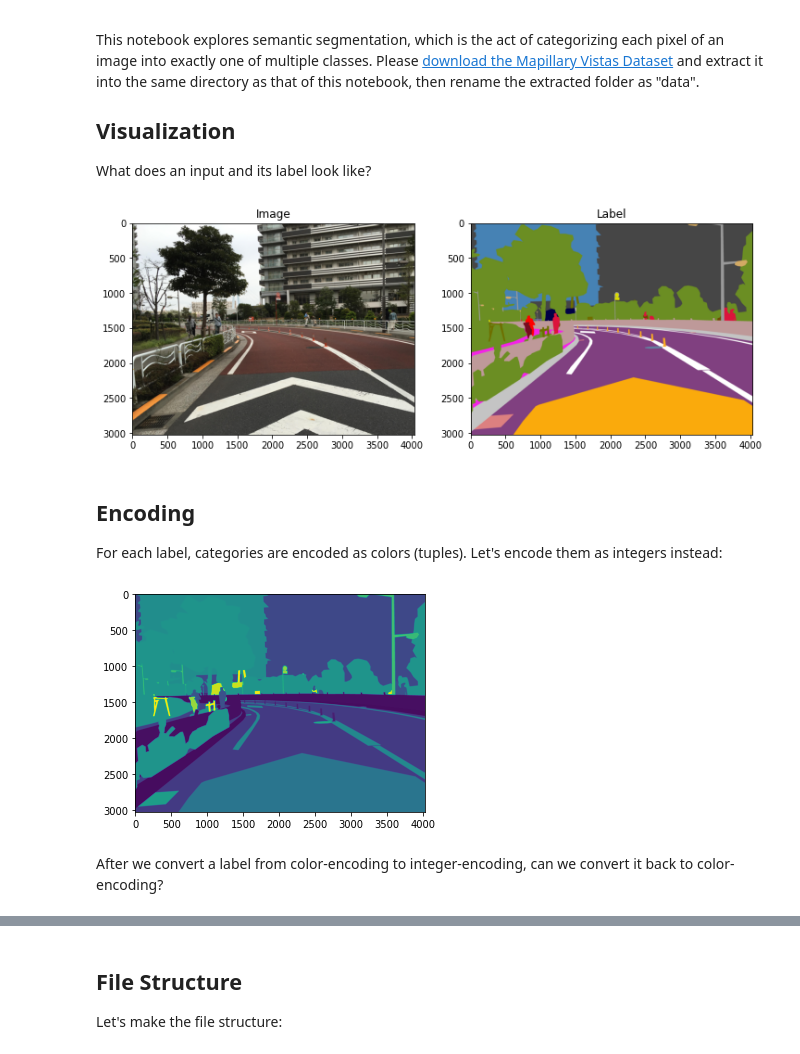
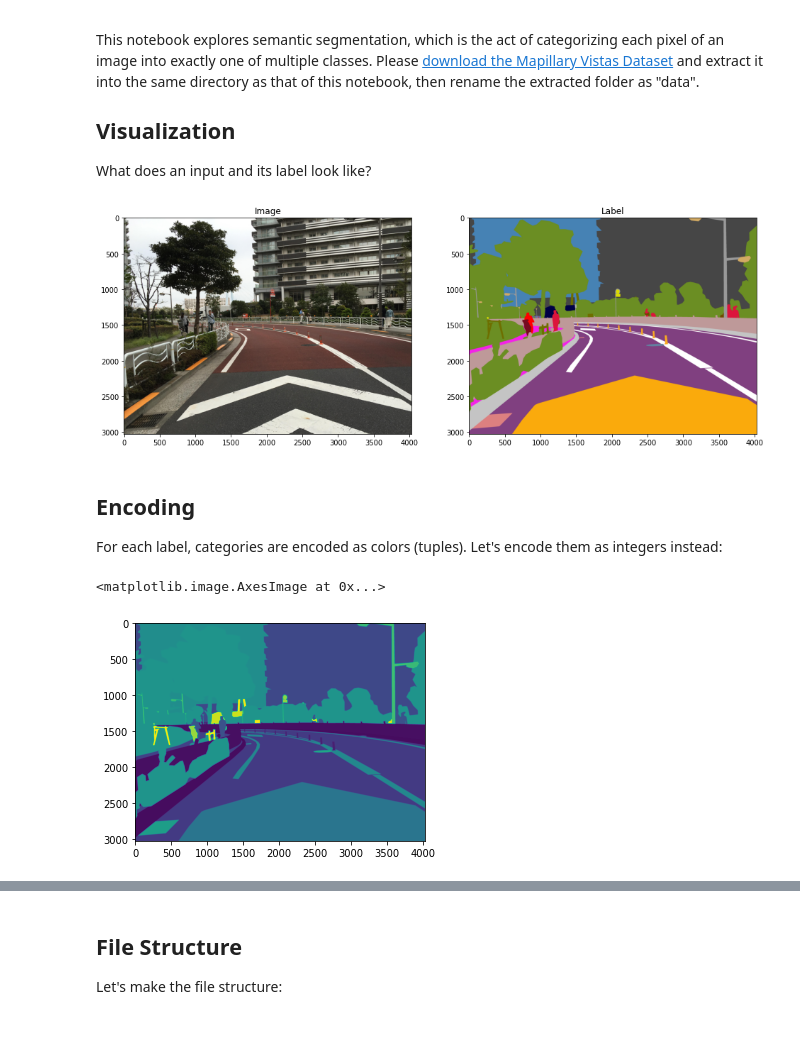
Before and after one commit to lenny-z/csci-s89-final-project, a Jupyter notebook: Final Project.ipynb, the cells around one changed output, grey strips where cells are left out. Cells and saved outputs as stored; diff of their text form; code cells hidden in the pictures.

```diff
--- a/Final Project.ipynb
+++ b/Final Project.ipynb
@@ -12,43 +12,47 @@ import matplotlib.pyplot as plt
 fig_width = 16
 
 train_x_src_dir = 'data/training/images'
 train_y_src_dir = 'data/training/v2.0/labels'
 val_x_src_dir = 'data/validation/images'
 val_y_src_dir = 'data/validation/v2.0/labels'
 test_src_dir = 'data/testing/images'
 
 def get_image(my_dir, file_name, color_mode='rgb'):
     return utils.load_img(os.path.join(my_dir, file_name), color_mode=color_mode)
 
 def get_first(my_dir, color_mode='rgb'):
     file_name = os.listdir(my_dir)[0]
     return get_image(my_dir, file_name, color_mode)
 
 def to_array(image):
-    return utils.img_to_array(image) / 255
+    return utils.img_to_array(image)
+
+def to_scaled_array(image):
+    return to_array(image) / 255
 
 def show_first(my_dir, color_mode='rgb'):
     image = get_first(my_dir, color_mode)
     image = utils.img_to_array(image)
     image /= 255
 
     plt.imshow(image)
     plt.show()
 
 fig, axs = plt.subplots(1, 2)
-axs[0].imshow(to_array(get_first(train_x_src_dir)))
+axs[0].imshow(to_scaled_array(get_first(train_x_src_dir)))
 axs[0].set_title('Image')
-axs[1].imshow(to_array(get_first(train_y_src_dir)))
+
+axs[1].imshow(to_scaled_array(get_first(train_y_src_dir)))
 axs[1].set_title('Label')
-fig_size = fig.get_size_inches()
-fig_height = fig_width * fig_size[1] / fig_size[0]
-fig.set_size_inches(fig_width, fig_height)
-# fig.set_dpi(72)
+
+def scale_fig(fig):
+    fig_size = fig.get_size_inches()
+    fig_height = fig_width * fig_size[1] / fig_size[0]
+    fig.set_size_inches(fig_width, fig_height)
+
 plt.show()
-# show_first(train_x_src_dir)
-# show_first(train_y_src_dir)
 # %% [output]
-[figure, old version]
+[figure, new version]
 # %% [markdown]
 ## Encoding
 For each label, categories are encoded as colors (tuples). Let's encode them as integers instead:
@@ -73,15 +77,21 @@ def to_categories(colors):
     return categories
 
 label = get_first(train_y_src_dir)
-label = utils.img_to_array(label)
+label = to_array(label)
 label = to_categories(label)
 
-def show_label_categories(label):
-    plt.imshow(label, vmin=0, vmax=num_categories)
-    plt.show()
+# def show_categories(ax, label):
+#     ax.imshow(label, vmin=0, vmax=num_categories)
 
-show_label_categories(label)
+# def show_label_categories(label):
+#     plt.imshow(label, vmin=0, vmax=num_categories)
+#     plt.show()
+
+# show_label_categories(label)
+
+fig, ax = plt.subplots()
+ax.imshow(label, vmin=0, vmax=num_categories)
+plt.show()
 # %% [output]
+<matplotlib.image.AxesImage at 0x...>
 [figure]
-# %% [markdown]
-After we convert a label from color-encoding to integer-encoding, can we convert it back to color-encoding?
```
Also changed, not shown: parts of 7 cells of this notebook.
